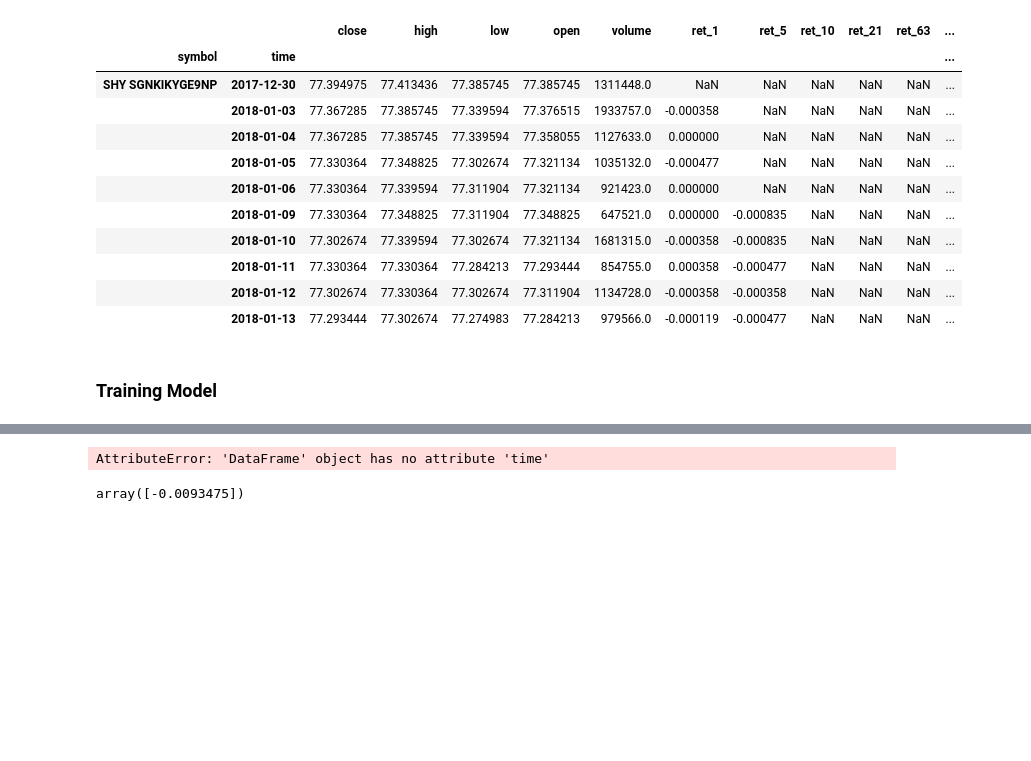
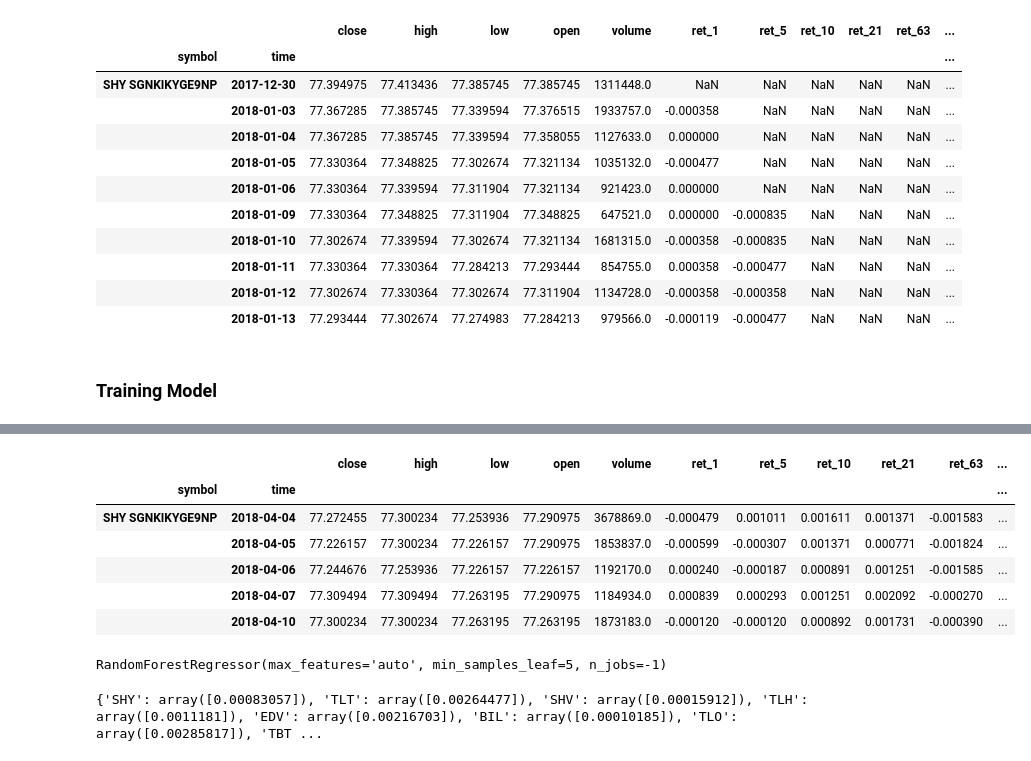
Before and after one commit to nbkell/machine_learning, a Jupyter notebook: quant_connect/random_forest/research.ipynb, the cells around one changed output, grey strips where cells are left out. Cells and saved outputs as stored; diff of their text form; code cells hidden in the pictures; blank space fills up the shorter version.

```diff
--- a/quant_connect/random_forest/research.ipynb
+++ b/quant_connect/random_forest/research.ipynb
@@ -220,18 +197,27 @@ Training: 2019-01-19-2019-04-16  (60 days) | Test: 00:00:00-2019-04-25 (6 days)
 # %%
 rf_reg = RandomForestRegressor(n_estimators=100,
                                 max_depth=None,
                                 min_samples_split=2,
                                 min_samples_leaf=5,
                                 min_weight_fraction_leaf=0.0,
                                 max_features='auto',
                                 max_leaf_nodes=None,
                                 min_impurity_decrease=0.0,
                                 bootstrap=True,
                                 oob_score=False,
                                 n_jobs=-1,
                                 random_state=None,
                                 verbose=0,
                                 warm_start=False)
+df.head()
+# %% [output]
+|  |  | close | high | low | open | volume | ret_1 | ret_5 | ret_10 | ret_21 | ret_63 | ... |
+| symbol | time |  |  |  |  |  |  |  |  |  |  | ... |
+| SHY SGNKIKYGE9NP | 2018-04-04 | 77.272455 | 77.300234 | 77.253936 | 77.290975 | 3678869.0 | -0.000479 | 0.001011 | 0.001611 | 0.001371 | -0.001583 | ... |
+|  | 2018-04-05 | 77.226157 | 77.300234 | 77.226157 | 77.290975 | 1853837.0 | -0.000599 | -0.000307 | 0.001371 | 0.000771 | -0.001824 | ... |
+|  | 2018-04-06 | 77.244676 | 77.253936 | 77.226157 | 77.226157 | 1192170.0 | 0.000240 | -0.000187 | 0.000891 | 0.001251 | -0.001585 | ... |
+|  | 2018-04-07 | 77.309494 | 77.309494 | 77.263195 | 77.290975 | 1184934.0 | 0.000839 | 0.000293 | 0.001251 | 0.002092 | -0.000270 | ... |
+|  | 2018-04-10 | 77.300234 | 77.300234 | 77.263195 | 77.263195 | 1873183.0 | -0.000120 | -0.000120 | 0.000892 | 0.001731 | -0.000390 | ... |
 # %%
 df.dropna(inplace=True)
 target = sorted(df.filter(like='fwd').columns)
@@ -242,16 +228,20 @@ y = df.fwd_ret_1.to_frame()
 X.head()
 y.head()
 
-latest = df.time.groupby('symbol', group_keys=False).max()
-latest
-
-# rf_reg.fit(X, y)
+rf_reg.fit(X, y)
 # %% [output]
-AttributeError: 'DataFrame' object has no attribute 'time'
+RandomForestRegressor(max_features='auto', min_samples_leaf=5, n_jobs=-1)
-# %%
-rf_reg.predict(X[-1:])
-# %% [output]
-array([-0.0093475])
+# %%
+returns_map = {}
+for index, row in X.iterrows():
+    symbol = index[0].split()[0]
+    row_df = row.to_frame().transpose()
+    cur_returns = rf_reg.predict(row_df)
+    returns_map[symbol] = cur_returns
+
+print(returns_map)
+# %% [output]
+{'SHY': array([0.00083057]), 'TLT': array([0.00264477]), 'SHV': array([0.00015912]), 'TLH': array([0.0011181]), 'EDV': array([0.00216703]), 'BIL': array([0.00010185]), 'TLO': array([0.00285817]), 'TBT ...
 # %%
 
 def rank_correl(y, y_pred):
```
Also changed, not shown: parts of 3 cells of this notebook, 2 other files.
